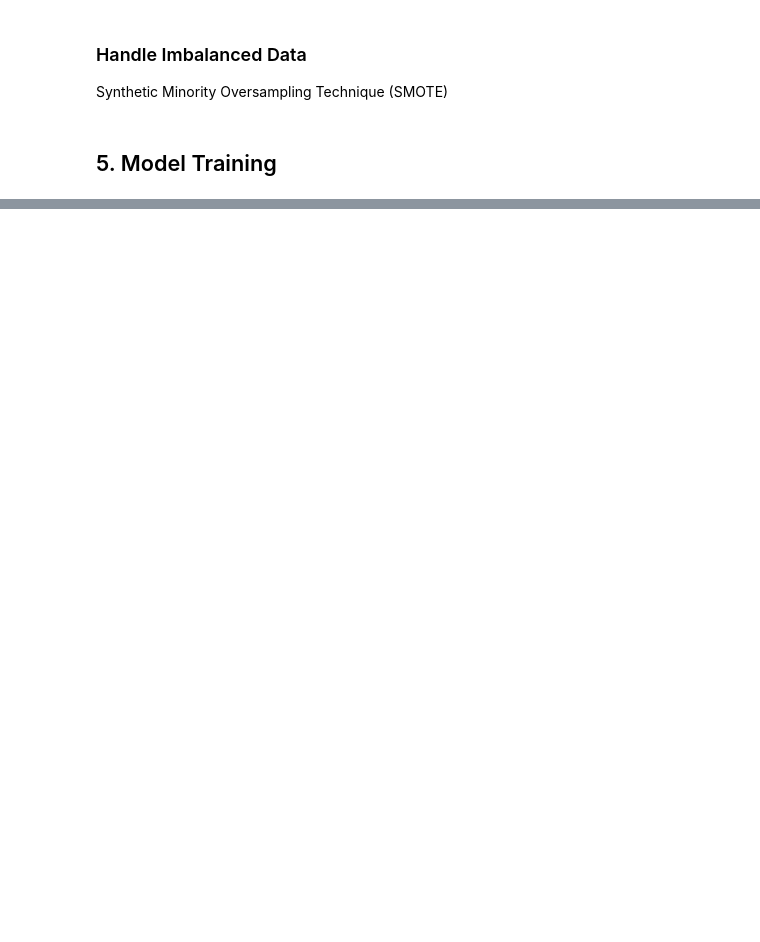
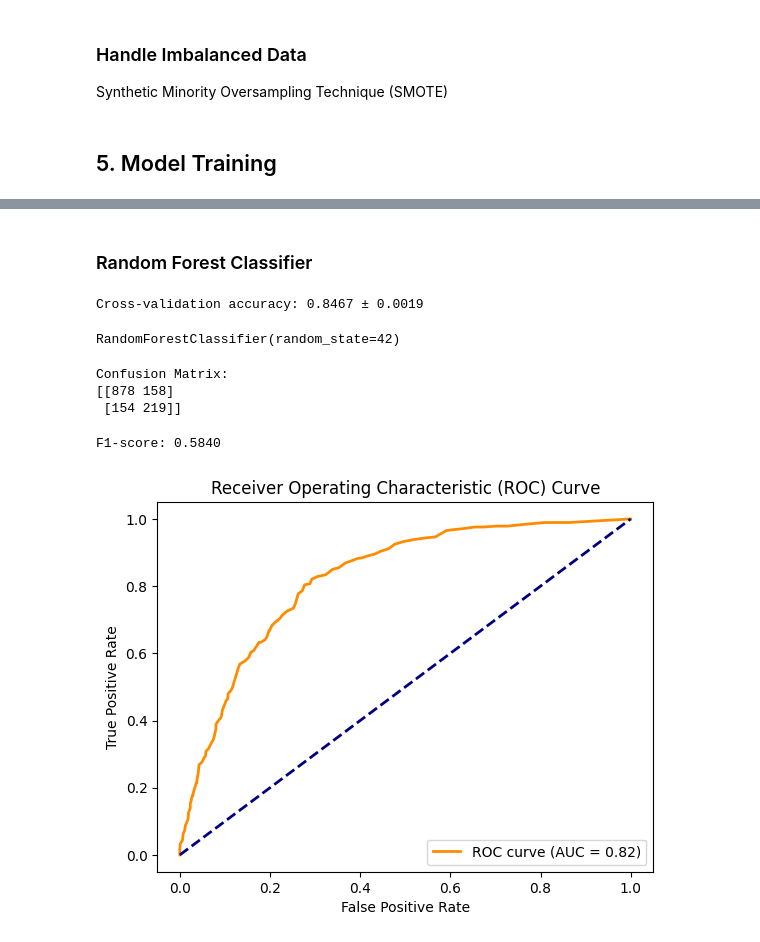
Before and after one commit to bonareri/Machine_Learning_1, a Jupyter notebook: Customer_churn.ipynb, the cells around one changed output, grey strips where cells are left out. Saved outputs shown, nothing was run; the diff lists cells and outputs as text; code cells hidden in the pictures; blank space fills up the shorter version.

```diff
--- a/Customer_churn.ipynb
+++ b/Customer_churn.ipynb
@@ -603,0 +517,2 @@ xgb_model.fit(X_train, y_train)
+# %% [markdown]
+### Random Forest Classifier
@@ -603,0 +523,10 @@ xgb_model.fit(X_train, y_train)
+# %%
+# Print average cross-validation accuracy
+print(f"Cross-validation accuracy: {cv_scores.mean():.4f} ± {cv_scores.std():.4f}")
+# %% [output]
+Cross-validation accuracy: 0.8467 ± 0.0019
+# %%
+# Fit the model
+rf_model.fit(X_train_smote, y_train_smote)
+# %% [output]
+RandomForestClassifier(random_state=42)
@@ -603,0 +536,28 @@ xgb_model.fit(X_train, y_train)
+# %%
+# Confusion Matrix
+cm_rf = confusion_matrix(y_test, y_pred_rf)
+print(f"Confusion Matrix:\n{cm_rf}")
+# %% [output]
+Confusion Matrix:
+[[878 158]
+ [154 219]]
+# %%
+# F1-score
+f1_rf = f1_score(y_test, y_pred_rf)
+print(f"F1-score: {f1_rf:.4f}")
+# %% [output]
+F1-score: 0.5840
+# %%
+# ROC Curve and AUC
+fpr_rf, tpr_rf, _ = roc_curve(y_test, rf_model.predict_proba(X_test)[:, 1])
+roc_auc_rf = auc(fpr_rf, tpr_rf)
+plt.figure()
+plt.plot(fpr_rf, tpr_rf, color='darkorange', lw=2, label=f'ROC curve (AUC = {roc_auc_rf:.2f})')
+plt.plot([0, 1], [0, 1], color='navy', lw=2, linestyle='--')
+plt.xlabel('False Positive Rate')
+plt.ylabel('True Positive Rate')
+plt.title('Receiver Operating Characteristic (ROC) Curve')
+plt.legend(loc='lower right')
+plt.show()
+# %% [output]
+[figure, added]
```
Also changed, not shown: parts of 47 cells of this notebook.
